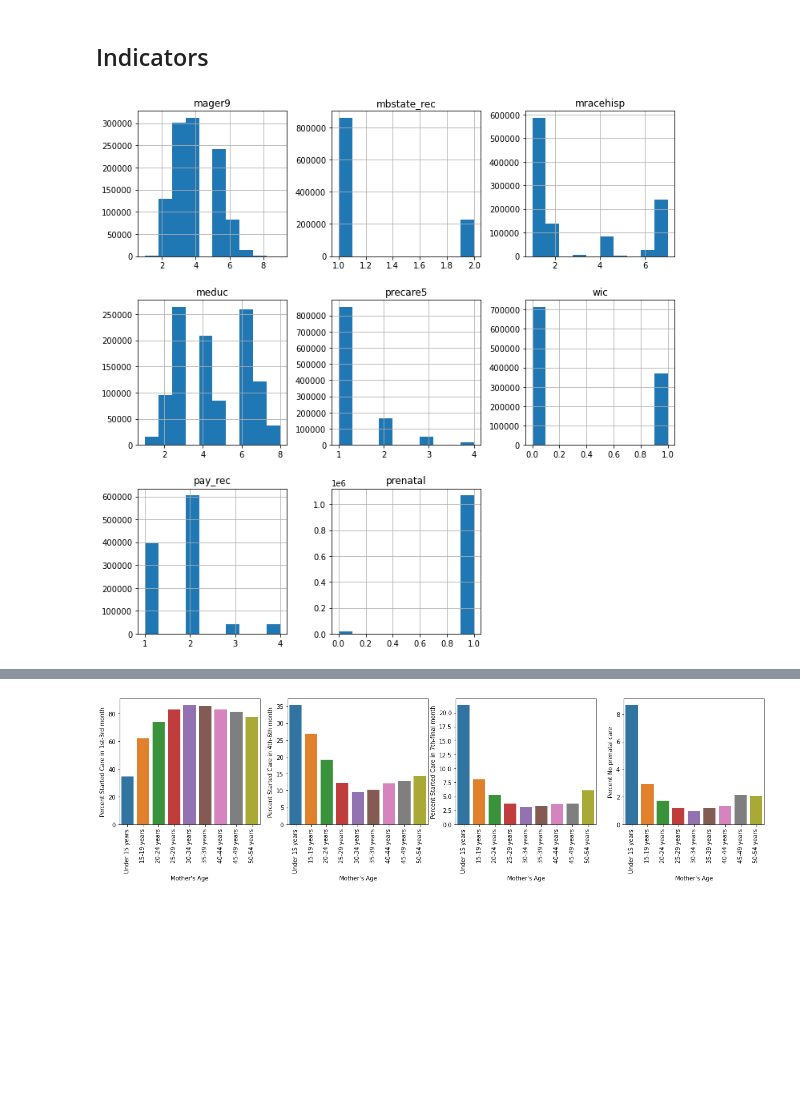
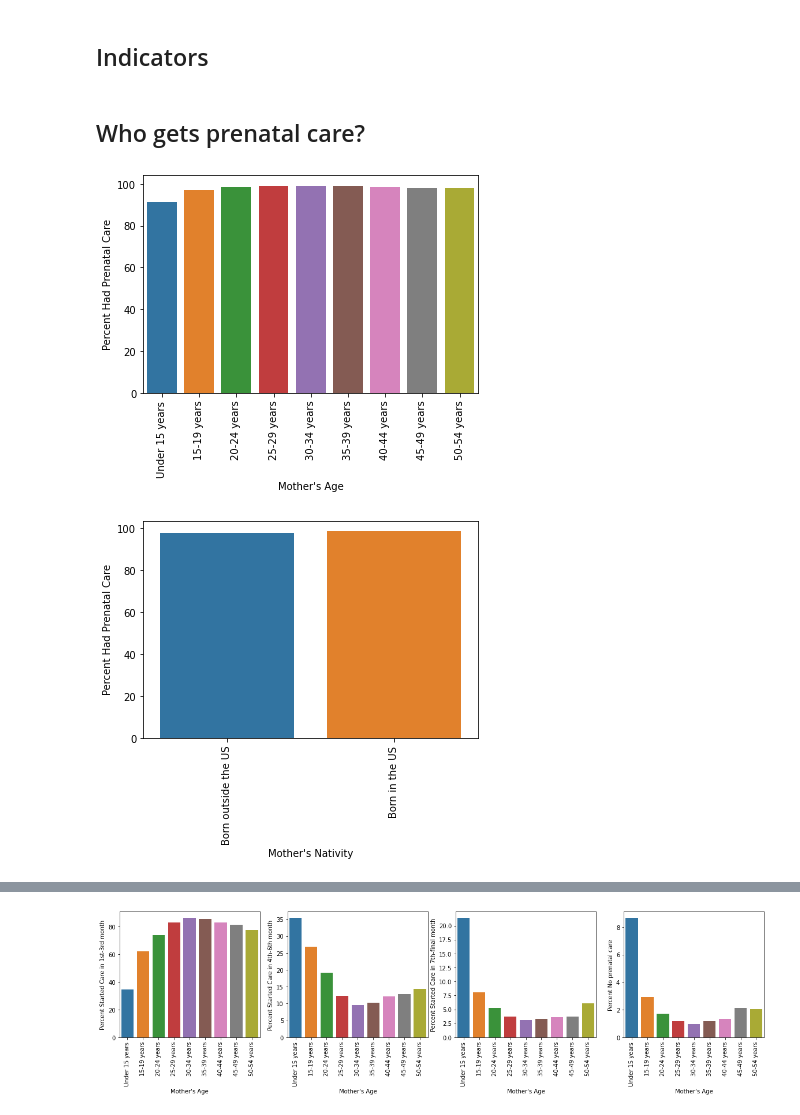
Before and after one commit to kels271828/ds4a, a Jupyter notebook: notebooks/natality_data.ipynb, the cells around one changed output, grey strips where cells are left out. Saved outputs shown, nothing was run; the diff lists cells and outputs as text; code cells hidden in the pictures; blank space fills up the shorter version.

```diff
--- a/notebooks/natality_data.ipynb
+++ b/notebooks/natality_data.ipynb
@@ -103,7 +110,29 @@ pay_dict = {
     3: 'Self Pay',
     4: 'Other'
 }
-# %%
-df.hist(figsize=(12, 12));
-# %% [output]
-[figure, removed]
+# %% [markdown]
+## Who gets prenatal care?
+# %%
+def plot_care(col, col_name, col_dict):
+    fig, ax = plt.subplots()
+    col_list = []
+    per_list = []
+    for ii in np.sort(df[col].unique()):
+        df_sub = df[df[col] == ii]
+        col_list.append(col_dict[ii])
+        per_list.append(100*len(df_sub[df_sub['prenatal'] == 1])/len(df_sub))
+    temp = pd.DataFrame({
+        col_name: col_list,
+        'Care': per_list
+    })
+    sns.barplot(x=col_name, y='Care', data=temp, ax=ax)
+    ax.set_xticklabels(col_list, rotation=90)
+    ax.set_ylabel(f"Percent Had Prenatal Care")
+# %%
+plot_care('mager9', "Mother's Age", age_dict)
+# %% [output]
+[figure, added]
+# %%
+plot_care('mbstate_rec', "Mother's Nativity", nat_dict)
+# %% [output]
+[figure, added]
```
Also changed, not shown: parts of 37 cells of this notebook.
